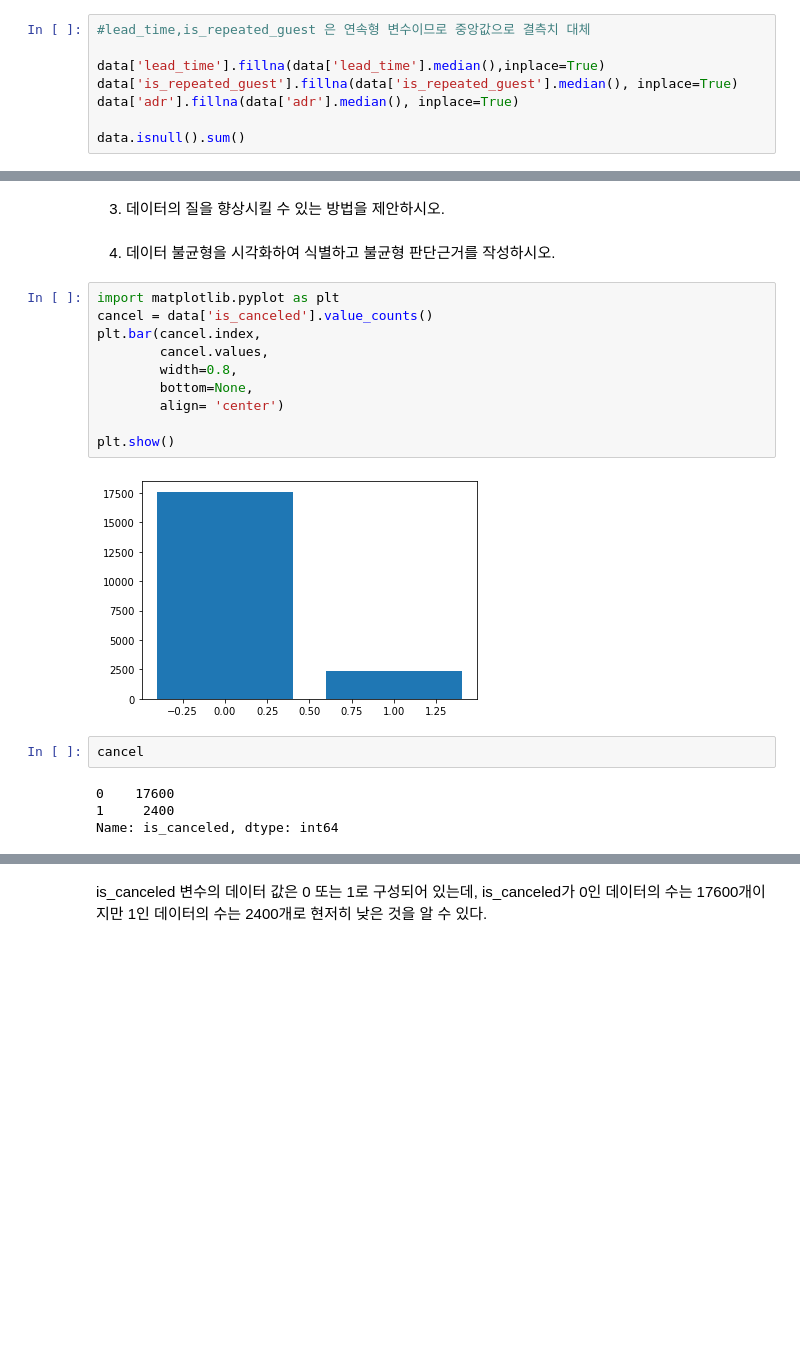
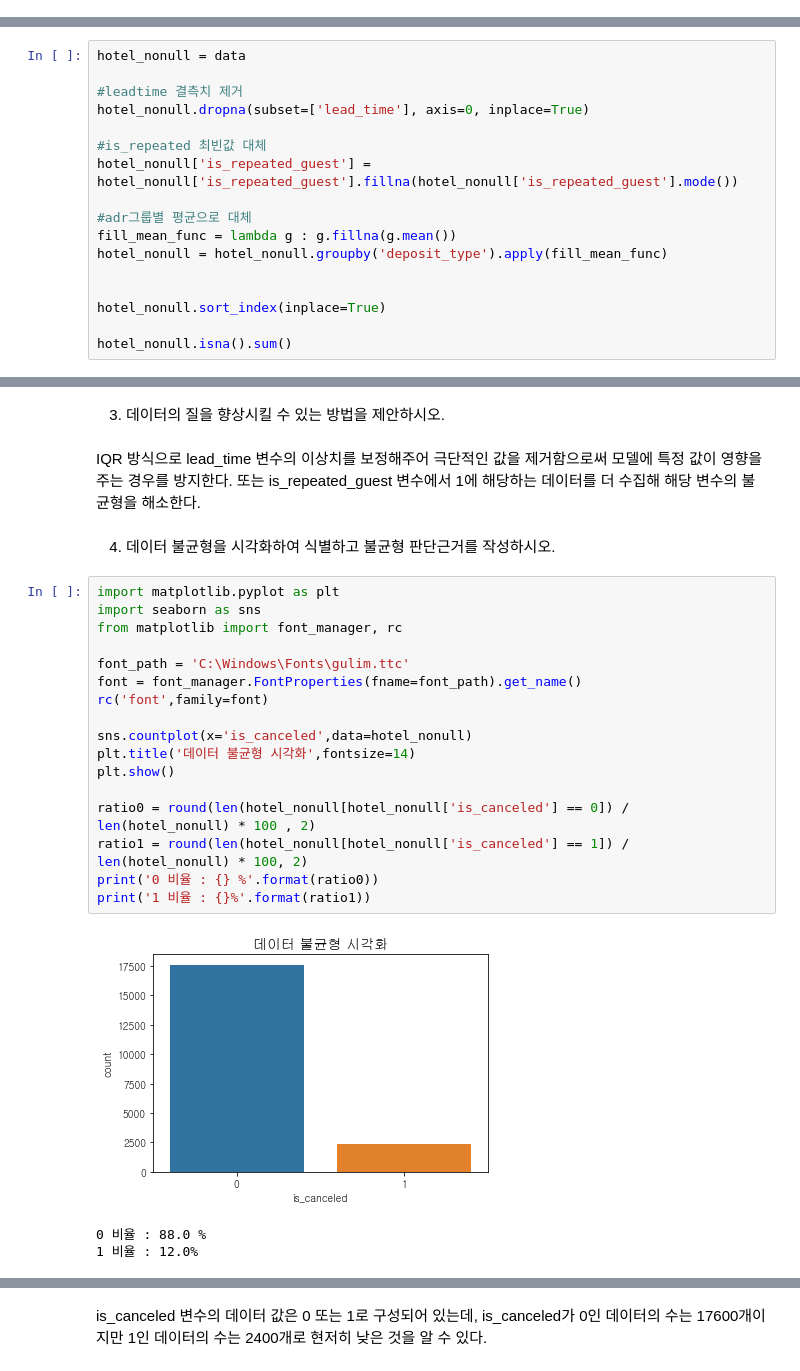
Before and after one commit to suhyehye/ADP-study, a Jupyter notebook: 파이썬한권으로끝내기/모의고사/3회/3-1.머신러닝.ipynb, the cells around one changed output, grey strips where cells are left out. Cells and saved outputs as stored; diff of their text form; blank space fills up the shorter version.

```diff
--- a/파이썬한권으로끝내기/모의고사/3회/3-1.머신러닝.ipynb
+++ b/파이썬한권으로끝내기/모의고사/3회/3-1.머신러닝.ipynb
@@ -78,8 +122,0 @@ dtype: int64
-# %%
-#lead_time,is_repeated_guest 은 연속형 변수이므로 중앙값으로 결측치 대체
-
-data['lead_time'].fillna(data['lead_time'].median(),inplace=True)
-data['is_repeated_guest'].fillna(data['is_repeated_guest'].median(), inplace=True)
-data['adr'].fillna(data['adr'].median(), inplace=True)
-
-data.isnull().sum()
@@ -98,0 +123,17 @@ dtype: int64
+# %%
+hotel_nonull = data
+
+#leadtime 결측치 제거
+hotel_nonull.dropna(subset=['lead_time'], axis=0, inplace=True)
+
+#is_repeated 최빈값 대체
+hotel_nonull['is_repeated_guest'] = hotel_nonull['is_repeated_guest'].fillna(hotel_nonull['is_repeated_guest'].mode())
+
+#adr그룹별 평균으로 대체
+fill_mean_func = lambda g : g.fillna(g.mean())
+hotel_nonull = hotel_nonull.groupby('deposit_type').apply(fill_mean_func)
+
+
+hotel_nonull.sort_index(inplace=True)
+
+hotel_nonull.isna().sum()
@@ -99,22 +153,27 @@ dtype: int64
 # %% [markdown]
 3. 데이터의 질을 향상시킬 수 있는 방법을 제안하시오.
+# %% [markdown]
+IQR 방식으로 lead_time 변수의 이상치를 보정해주어 극단적인 값을 제거함으로써 모델에 특정 값이 영향을 주는 경우를 방지한다. 또는 is_repeated_guest 변수에서 1에 해당하는 데이터를 더 수집해 해당 변수의 불균형을 해소한다.
 # %% [markdown]
 4. 데이터 불균형을 시각화하여 식별하고 불균형 판단근거를 작성하시오.
-# %%
-import matplotlib.pyplot as plt
-cancel = data['is_canceled'].value_counts()
-plt.bar(cancel.index,
-        cancel.values,
-        width=0.8,
-        bottom=None,
-        align= 'center')
-
-plt.show()
-# %% [output]
-[figure, removed]
-# %%
-cancel
-# %% [output]
-0    17600
-1     2400
-Name: is_canceled, dtype: int64
+# %%
+import matplotlib.pyplot as plt
+import seaborn as sns
+from matplotlib import font_manager, rc
+
+font_path = 'C:\Windows\Fonts\gulim.ttc'
+font = font_manager.FontProperties(fname=font_path).get_name()
+rc('font',family=font)
+
+sns.countplot(x='is_canceled',data=hotel_nonull)
+plt.title('데이터 불균형 시각화',fontsize=14)
+plt.show()
+
+ratio0 = round(len(hotel_nonull[hotel_nonull['is_canceled'] == 0]) / len(hotel_nonull) * 100 , 2)
+ratio1 = round(len(hotel_nonull[hotel_nonull['is_canceled'] == 1]) / len(hotel_nonull) * 100, 2)
+print('0 비율 : {} %'.format(ratio0))
+print('1 비율 : {}%'.format(ratio1))
+# %% [output]
+[figure, added]
+0 비율 : 88.0 %
+1 비율 : 12.0%
```
Also changed, not shown: parts of 18 cells of this notebook, 3 other files.
